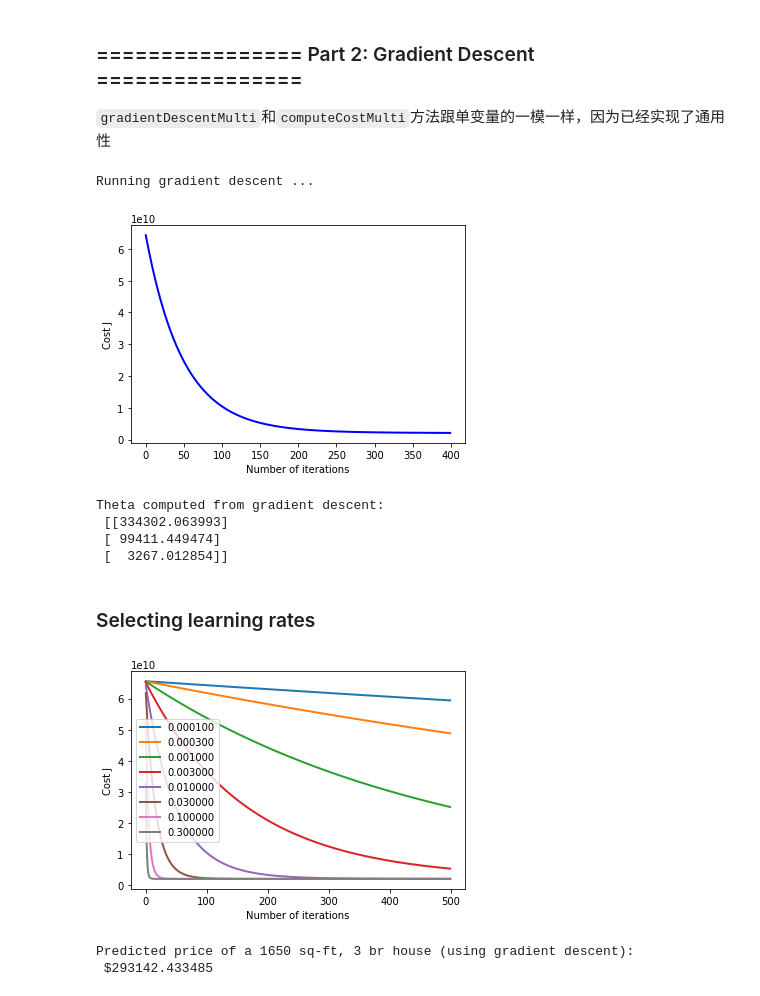
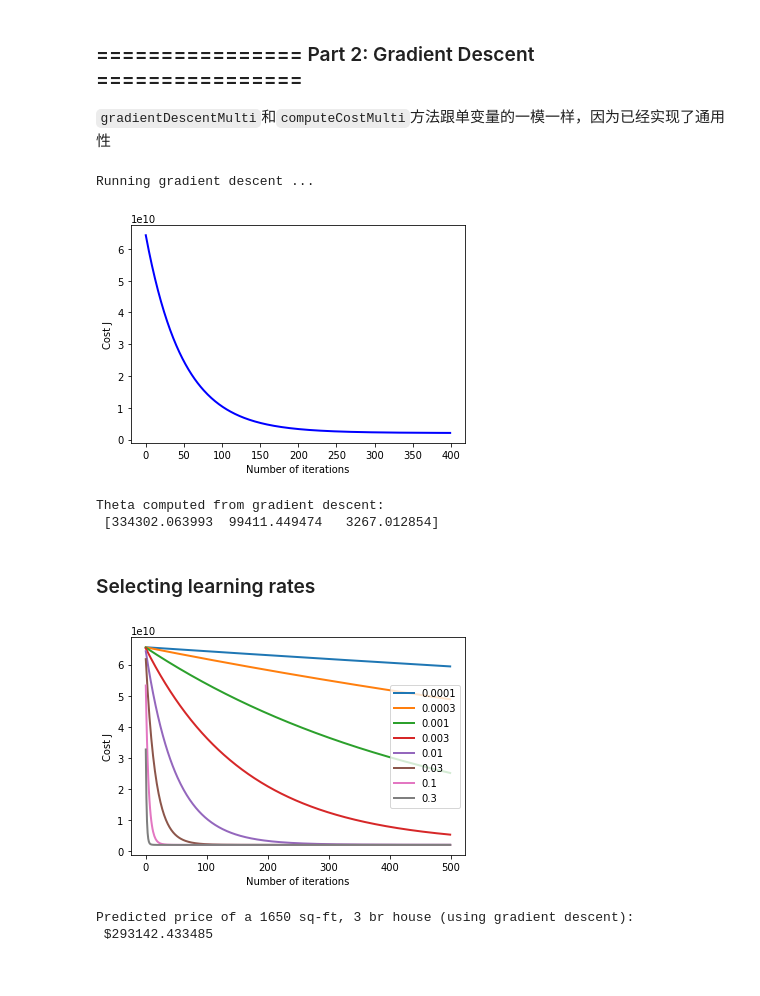
Before and after one commit to StevenPZChan/ml_dl_coursera_Andrew_Ng, a Jupyter notebook: machine-learning-ex1/ex1.ipynb, the cells around one changed output. Cells and saved outputs as stored; diff of their text form; code cells hidden in the pictures.

```diff
--- a/machine-learning-ex1/ex1.ipynb
+++ b/machine-learning-ex1/ex1.ipynb
@@ -191,8 +190,8 @@ num_iters = 400
 
 # Init Theta and Run Gradient Descent
 X = np.array(X)
-y = np.array(pd.DataFrame(y))
-theta = np.zeros((3, 1))
+y = np.array(y)
+theta = np.zeros(3)
 theta, J_history = gradientDescentMulti(X, y, theta, alpha, num_iters)
 
 # Plot the convergence graph
@@ -209,24 +208,22 @@ print(f' {theta} ');
 Running gradient descent ...
 [figure]
 Theta computed from gradient descent:
- [[334302.063993]
- [ 99411.449474]
- [  3267.012854]]
+ [334302.063993  99411.449474   3267.012854]
 # %% [markdown]
 ### Selecting learning rates
 # %%
 learning_rates = sorted(np.hstack((np.logspace(-4, -1, 4), 3 * np.logspace(-4, -1, 4))))
 num_iters = 500
 for alpha in learning_rates:
-    theta = np.zeros((3, 1))
+    theta = np.zeros(3)
     theta, J_history = gradientDescentMulti(X, y, theta, alpha, num_iters)
     plt.plot(np.arange(num_iters), J_history, '-', LineWidth=2)
 plt.xlabel('Number of iterations')
 plt.ylabel('Cost J')
-plt.legend([f'{x:f}' for x in learning_rates])
+plt.legend([f'{x:.6g}' for x in learning_rates], loc='right')
 plt.show()
 # %% [output]
-[figure, old version]
+[figure, new version]
 # %%
 # Choose some alpha value
 alpha = 0.03
```
Also changed, not shown: parts of 6 cells of this notebook, 16 other files.
